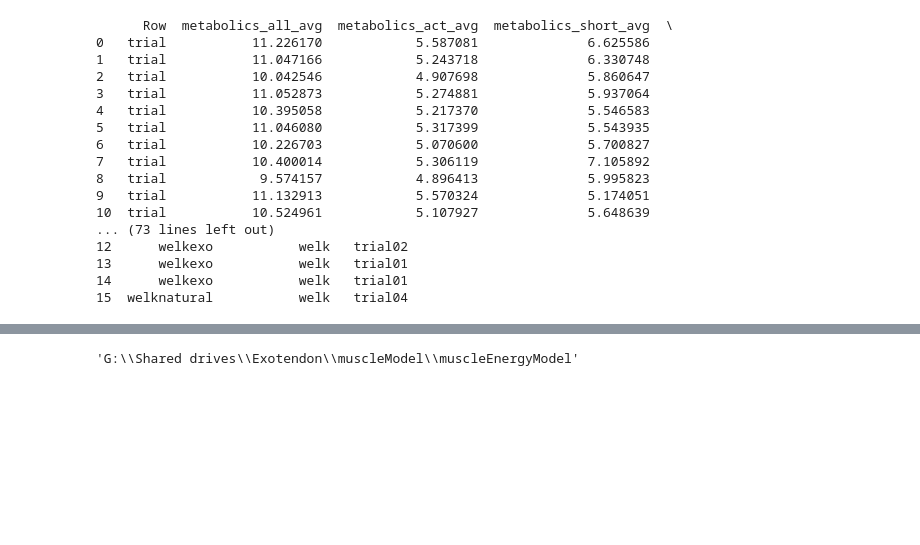
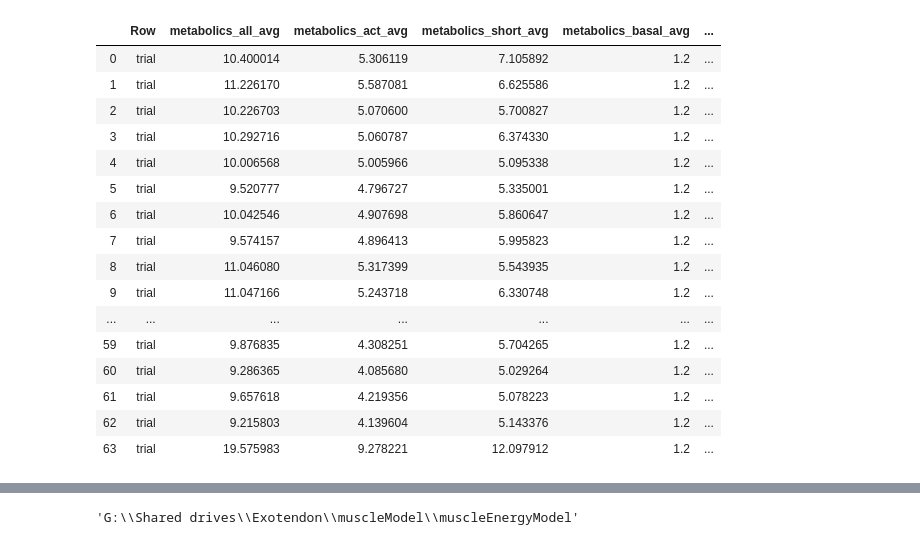
Before and after one commit to stingjp/muscleEnergyModel, a Jupyter notebook: plotting_stancevswing.ipynb, the cells around one changed output, grey strips where cells are left out. Drawn from its saved outputs; the diff is of its cells as text; code cells hidden in the pictures; blank space fills up the shorter version.

Commit message:
Made some edits as I was trying to explore the metabolics of the newer subjects outside of doing a full processing of the data.

```diff
--- a/plotting_stancevswing.ipynb
+++ b/plotting_stancevswing.ipynb
@@ -53,36 +56,36 @@ print(expmetcost_df)
 # %%
 ## import all of the simulation results
 # set all the paths
 simresultspath = os.path.join(repobasedir,'..\\metabolicsResults\\')
 muscleinversepath = os.path.join(simresultspath,'muscleInverse\\')
 muscleInverseWithEMGpath = os.path.join(simresultspath,'muscleInverseWithEMG\\')
 
 ## first handle the values in the regular muscle driven inverse problem
 # get all the filenames
 musclefiles = glob.glob(os.path.join(muscleinversepath,'*.csv'))
 # load them all into a single dataframe
 df_from_each_file = (pd.read_csv(f) for f in musclefiles)
 # print(df_from_each_file)
 muscle_df = pd.concat(df_from_each_file, ignore_index=True)
-print(muscle_df)
+muscle_df
 # %% [output]
-      Row  metabolics_all_avg  metabolics_act_avg  metabolics_short_avg  \
-0   trial           11.226170            5.587081              6.625586
-1   trial           11.047166            5.243718              6.330748
-2   trial           10.042546            4.907698              5.860647
-3   trial           11.052873            5.274881              5.937064
-4   trial           10.395058            5.217370              5.546583
-5   trial           11.046080            5.317399              5.543935
-6   trial           10.226703            5.070600              5.700827
-7   trial           10.400014            5.306119              7.105892
-8   trial            9.574157            4.896413              5.995823
-9   trial           11.132913            5.570324              5.174051
-10  trial           10.524961            5.107927              5.648639
-... (73 lines left out)
-12      welkexo           welk   trial02
-13      welkexo           welk   trial01
-14      welkexo           welk   trial01
-15  welknatural           welk   trial04
+|  | Row | metabolics_all_avg | metabolics_act_avg | metabolics_short_avg | metabolics_basal_avg | ... |
+| 0 | trial | 10.400014 | 5.306119 | 7.105892 | 1.2 | ... |
+| 1 | trial | 11.226170 | 5.587081 | 6.625586 | 1.2 | ... |
+| 2 | trial | 10.226703 | 5.070600 | 5.700827 | 1.2 | ... |
+| 3 | trial | 10.292716 | 5.060787 | 6.374330 | 1.2 | ... |
+| 4 | trial | 10.006568 | 5.005966 | 5.095338 | 1.2 | ... |
+| 5 | trial | 9.520777 | 4.796727 | 5.335001 | 1.2 | ... |
+| 6 | trial | 10.042546 | 4.907698 | 5.860647 | 1.2 | ... |
+| 7 | trial | 9.574157 | 4.896413 | 5.995823 | 1.2 | ... |
+| 8 | trial | 11.046080 | 5.317399 | 5.543935 | 1.2 | ... |
+| 9 | trial | 11.047166 | 5.243718 | 6.330748 | 1.2 | ... |
+| ... | ... | ... | ... | ... | ... | ... |
+| 59 | trial | 9.876835 | 4.308251 | 5.704265 | 1.2 | ... |
+| 60 | trial | 9.286365 | 4.085680 | 5.029264 | 1.2 | ... |
+| 61 | trial | 9.657618 | 4.219356 | 5.078223 | 1.2 | ... |
+| 62 | trial | 9.215803 | 4.139604 | 5.143376 | 1.2 | ... |
+| 63 | trial | 19.575983 | 9.278221 | 12.097912 | 1.2 | ... |
 # %%
 
 # get the full metabolics dataframe
```
Also changed, not shown: parts of 5 cells of this notebook, 1 other file.
